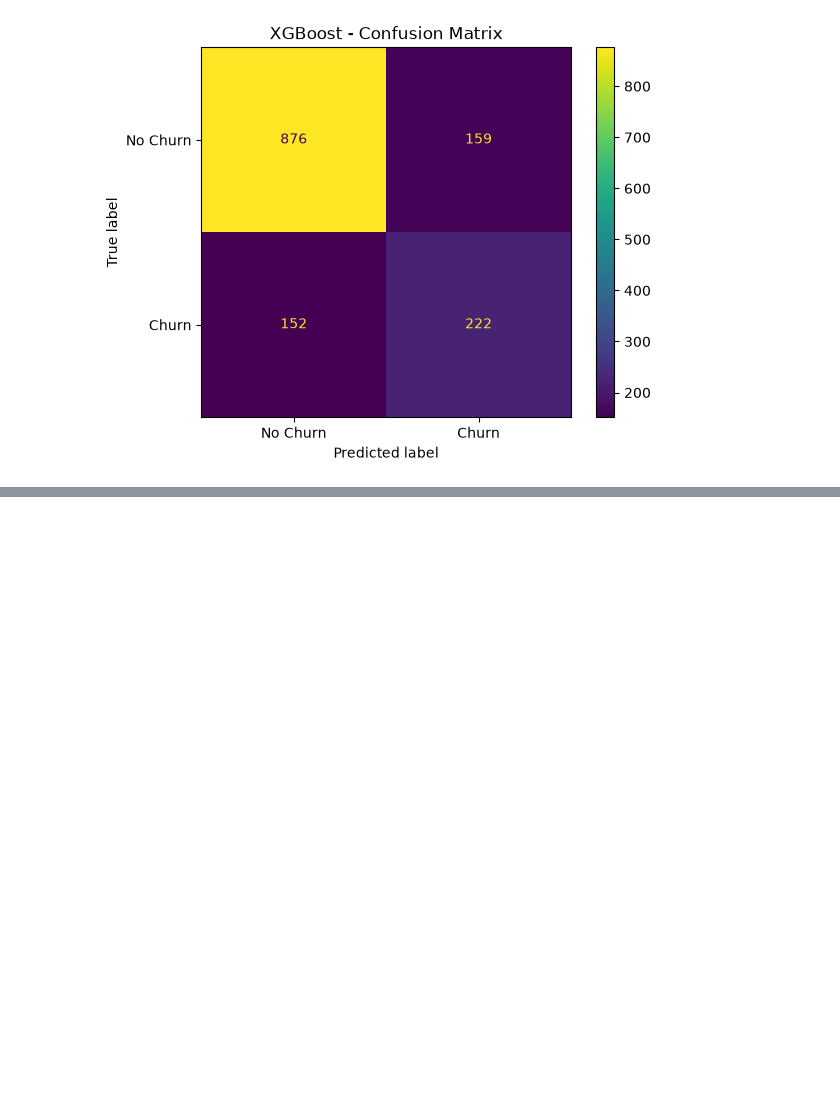
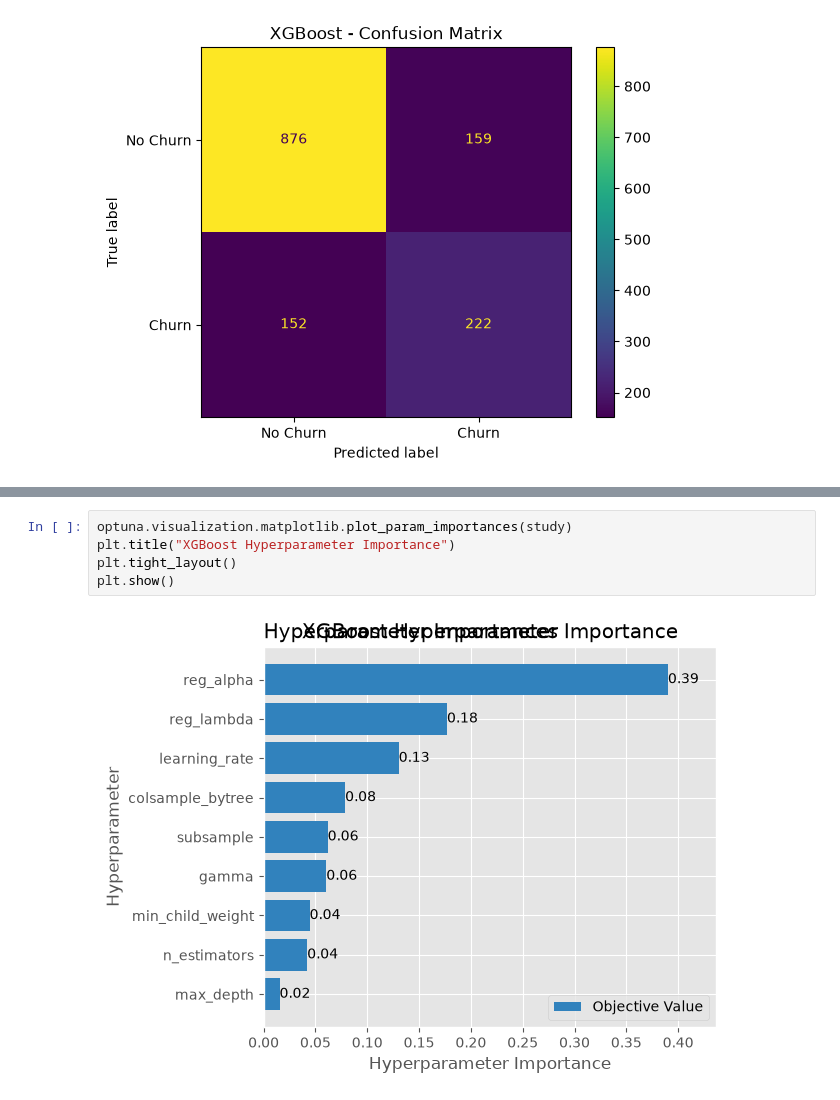
Before and after one commit to abhasj05204/Customer-Churn-Prediction, a Jupyter notebook: notebooks/EDA.ipynb, the cells around one changed output, grey strips where cells are left out. Cells and saved outputs as stored; diff of their text form; blank space fills up the shorter version.

```diff
--- a/notebooks/EDA.ipynb
+++ b/notebooks/EDA.ipynb
@@ -1620,0 +1902,7 @@ plt.show()
+# %%
+optuna.visualization.matplotlib.plot_param_importances(study)
+plt.title("XGBoost Hyperparameter Importance")
+plt.tight_layout()
+plt.show()
+# %% [output]
+[figure, added]
```
Also changed, not shown: parts of 23 cells of this notebook.
